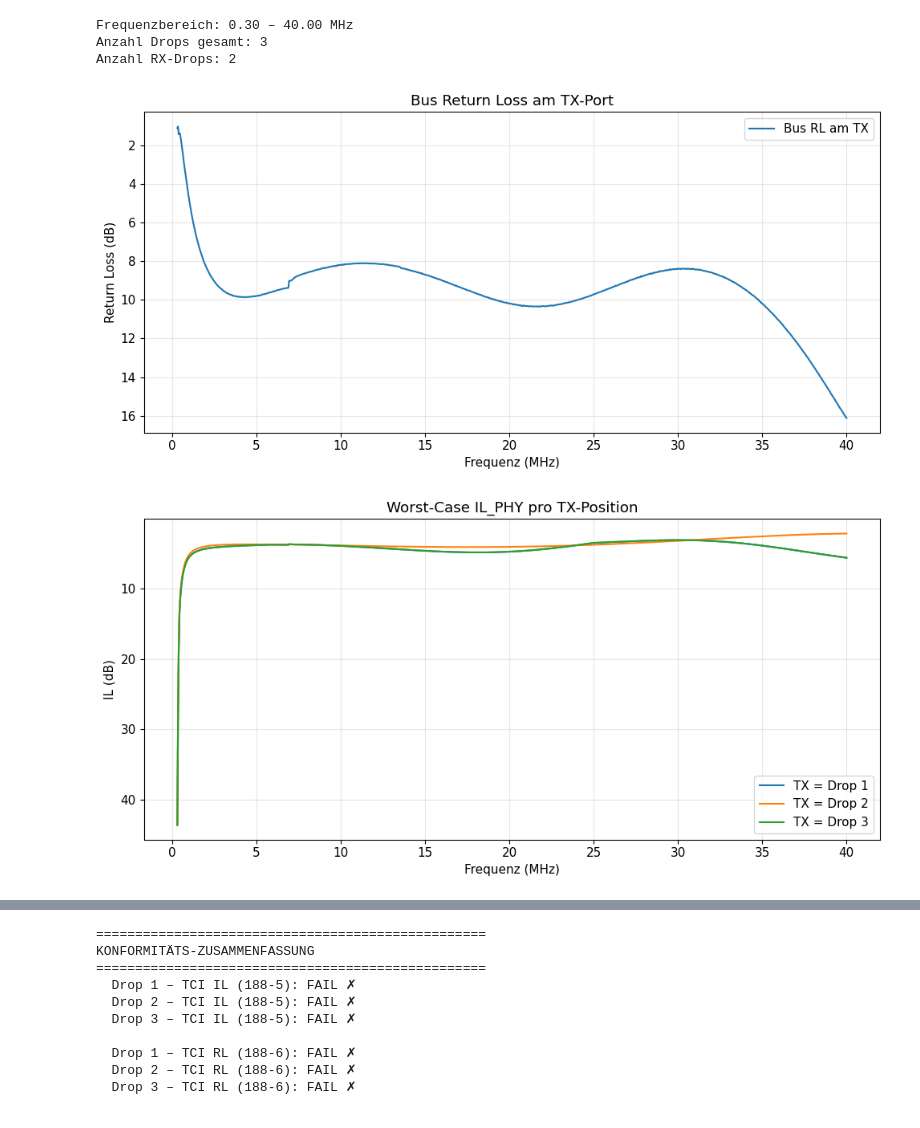
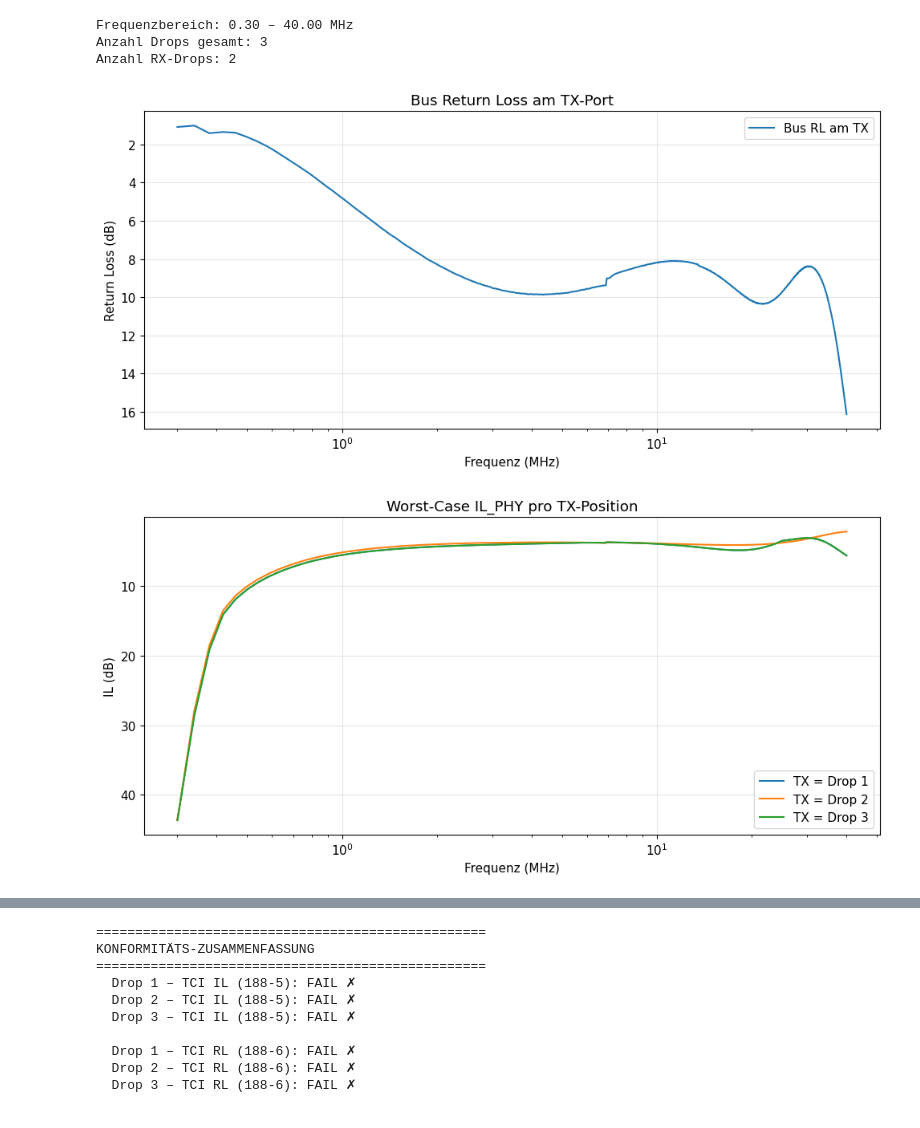
Before and after one commit to m4rin3r0/SPMD-reflexion-sim, a Jupyter notebook: notebooks/analysis.ipynb, the cells around one changed output, grey strips where cells are left out. Cells and saved outputs as stored; diff of their text form; code cells hidden in the pictures.

```diff
--- a/notebooks/analysis.ipynb
+++ b/notebooks/analysis.ipynb
@@ -43,32 +43,38 @@ fig, ax = plt.subplots()
 ax.plot(freqs_mhz, results.rl_db, label="Bus RL am TX")
 ax.set_xlabel("Frequenz (MHz)")
 ax.set_ylabel("Return Loss (dB)")
+ax.set_xscale("log")
 ax.set_title("Bus Return Loss am TX-Port")
+ax.xaxis.set_major_formatter(ticker.ScalarFormatter())
+ax.xaxis.set_major_locator(ticker.LogLocator(base=10, numticks=6))
 ax.legend()
 ax.invert_yaxis()
 plt.tight_layout()
 plt.show()
 # %% [output]
-[figure, old version]
+[figure, new version]
 # %%
 sweep = run_tx_sweep(CONFIG_PATH)
 
 # Worst-Case IL_PHY über alle TX-Positionen
 fig, ax = plt.subplots()
 for tx_idx, bus in enumerate(sweep):
     if bus.il_phy_db.shape[1] > 0:
         worst_case = bus.il_phy_db.max(axis=1)
         ax.plot(freqs_mhz, worst_case, label=f"TX = Drop {tx_idx+1}")
 
 ax.invert_yaxis()
 ax.set_xlabel("Frequenz (MHz)")
 ax.set_ylabel("IL (dB)")
+ax.set_xscale("log")
 ax.set_title("Worst-Case IL_PHY pro TX-Position")
+ax.xaxis.set_major_formatter(ticker.ScalarFormatter())
+ax.xaxis.set_major_locator(ticker.LogLocator(base=10, numticks=6))
 ax.legend()
 plt.tight_layout()
 plt.show()
 # %% [output]
-[figure, old version]
+[figure, new version]
 # %%
 il_limit_188 = tci_il_mask(freqs_hz)
 il_limit_189 = mpi_il_mask(freqs_hz)
```
Also changed, not shown: parts of 3 cells of this notebook.
